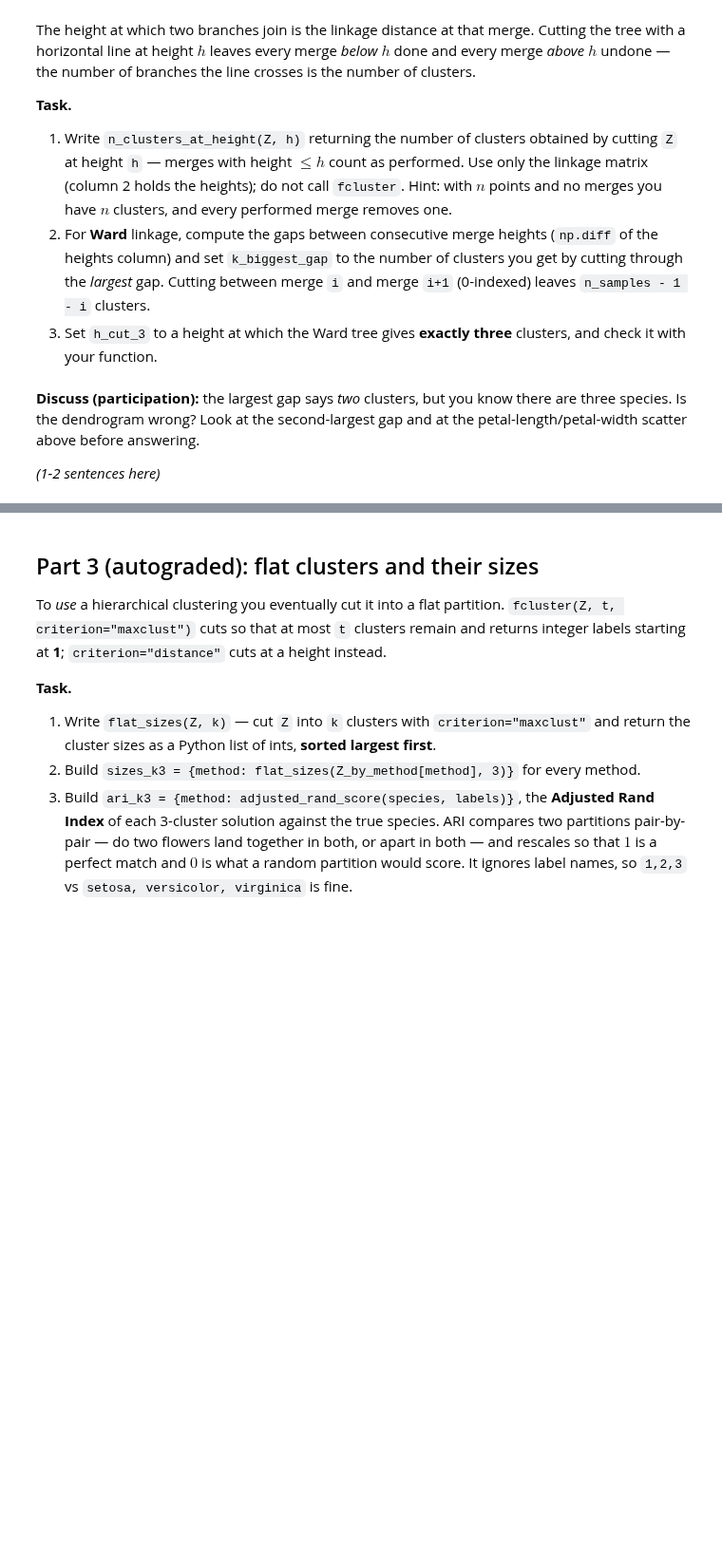
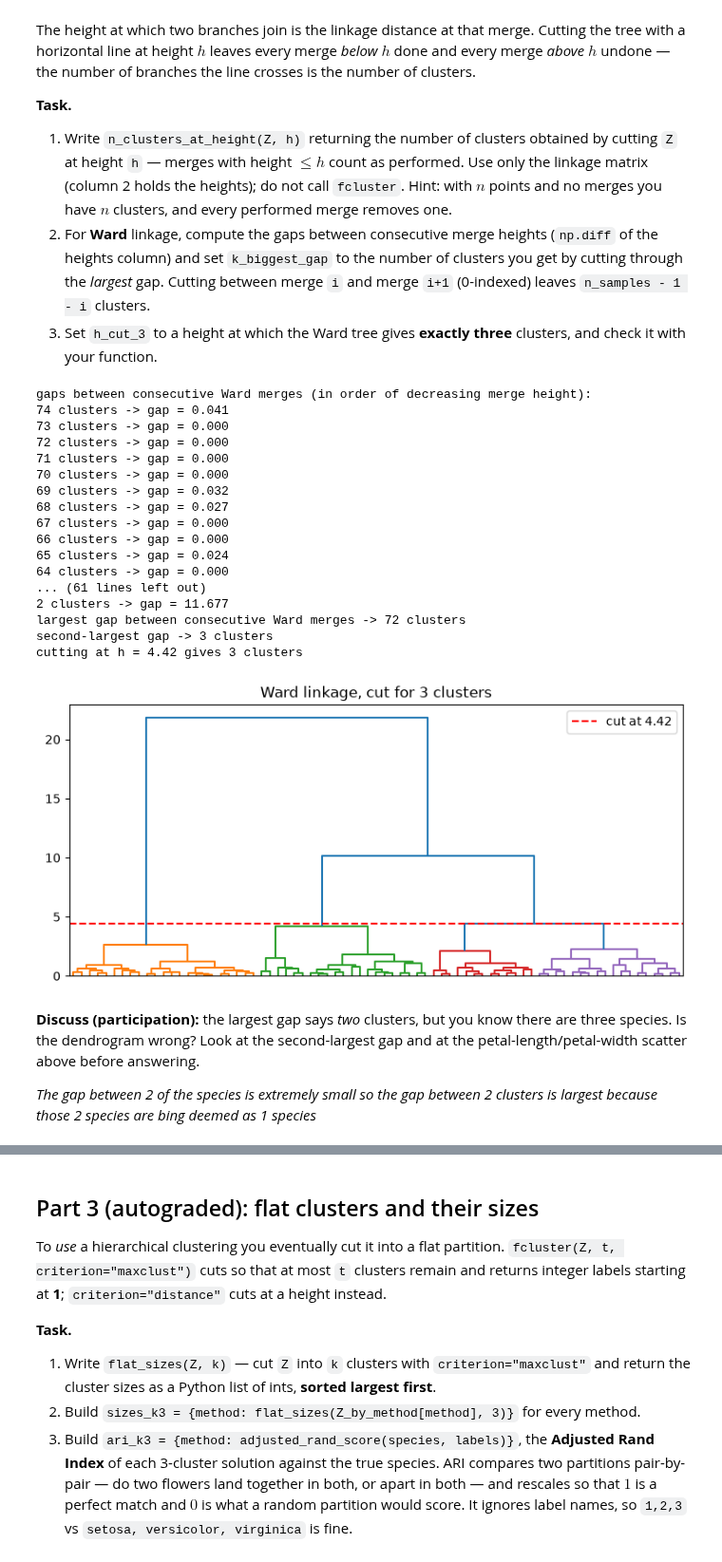
Before and after one commit to TrentRice/DS701-Materials-FA26, a Jupyter notebook: class_activity_notebooks/04-InClass-Exercise-Hierarchical-A1/04-InClass-Exercise-Hierarchical-A1.ipynb, the cells around one changed output, grey strips where cells are left out. Shown at 95% size. Drawn from its saved outputs; the diff is of its cells as text; code cells hidden in the pictures; blank space fills up the shorter version.

```diff
--- a/class_activity_notebooks/04-InClass-Exercise-Hierarchical-A1/04-InClass-Exercise-Hierarchical-A1.ipynb
+++ b/class_activity_notebooks/04-InClass-Exercise-Hierarchical-A1/04-InClass-Exercise-Hierarchical-A1.ipynb
@@ -122,8 +134,8 @@ earlier rows and `count` is the number of original points in the new cluster.
 
 Then run the plotting cell that follows and *look* at the four dendrograms before moving on.
 # %%
-Z_by_method = ...
-n_merges = ...
+Z_by_method = {method: linkage(X, method=method) for method in METHODS} # Compute linkage matrices for each method
+n_merges = {method: Z.shape[0] for method, Z in Z_by_method.items()} # Count merges for each method
 
 print("n_merges =", n_merges)
 print("last three merges (ward):")
@@ -165,29 +192,68 @@ merge *above* $h$ undone — the number of branches the line crosses is the numb
 # %%
 def n_clusters_at_height(Z, h):
     """Number of clusters when the dendrogram Z is cut at height h."""
-    ...
+    return np.sum(Z[:, 2] > h) + 1 # The number of clusters is the number of merges above height h, plus 1 for the last cluster
 
 
-heights_ward = Z_by_method["ward"][:, 2]
-gaps_ward = np.diff(heights_ward)
+heights_ward = Z_by_method["ward"][:, 2] # The heights of the merges in the Ward linkage dendrogram
+gaps_ward = np.diff(heights_ward) # The gaps between consecutive merges in the Ward linkage dendrogram
 
-...
+def find_largest_gap(gaps):
+    """Return the index of the largest gap in the array of gaps."""
+    return np.argsort(gaps)[-1] # Return the index of the largest gap
 
-print("largest gap between consecutive Ward merges ->", k_biggest_gap, "clusters")
-print("second-largest gap ->", n_samples - 1 - int(np.argsort(gaps_ward)[-2]), "clusters")
-print(f"cutting at h = {h_cut_3:.2f} gives {n_clusters_at_height(Z_by_method['ward'], h_cut_3)} clusters")
+def find_second_largest_gap(gaps):
+    """Return the index of the second-largest gap in the array of gaps."""
+    return np.argsort(gaps)[-2] # Return the index of the second-largest gap
+
+# Print the gaps between consecutive merges in the Ward linkage dendrogram in order of number of clusters with number next to it (decreasing merge height)
+print("gaps between consecutive Ward merges (in order of decreasing merge height):")
+for i, gap in enumerate(gaps_ward):
+    print(f"{n_samples - 1 - i} clusters -> gap = {gap:.3f}")
+k_biggest_gap = find_largest_gap(gaps_ward) # Return the index of the largest gap
+print("largest gap between consecutive Ward merges ->", k_biggest_gap, "clusters") # Print the number of clusters corresponding to the largest gap
+print("second-largest gap ->", n_samples - 1 - int(np.argsort(gaps_ward)[-2]), "clusters") # Print the number of clusters corresponding to the second-largest gap
+
+def find_cut_height_for_k_clusters(Z, k):
+    """Return the height at which to cut the dendrogram Z to get k clusters."""
+    n_merges = Z.shape[0] # Number of merges in the dendrogram
+    if k < 1 or k > n_merges + 1: # Check if k is valid
+        raise ValueError(f"k must be between 1 and {n_merges + 1}") # Raise an error if k is invalid
+    return Z[n_merges - k, 2] # Return the height at which to cut the dendrogram to get k clusters
+
+h_cut_3 = find_cut_height_for_k_clusters(Z_by_method["ward"], 3) # Find the height at which to cut the Ward linkage dendrogram to get 3 clusters
+print(f"cutting at h = {h_cut_3:.2f} gives {n_clusters_at_height(Z_by_method['ward'], h_cut_3)} clusters") # Print height to cut the dendrogram for 3 clusters and # of clusters
 
 plt.figure(figsize=(9, 4))
 dendrogram(Z_by_method["ward"], no_labels=True, color_threshold=h_cut_3)
 plt.axhline(h_cut_3, color="red", linestyle="--", label=f"cut at {h_cut_3:.2f}")
 plt.legend()
 plt.title("Ward linkage, cut for 3 clusters")
 plt.show()
+# %% [output]
+gaps between consecutive Ward merges (in order of decreasing merge height):
+74 clusters -> gap = 0.041
+73 clusters -> gap = 0.000
+72 clusters -> gap = 0.000
+71 clusters -> gap = 0.000
+70 clusters -> gap = 0.000
+69 clusters -> gap = 0.032
+68 clusters -> gap = 0.027
+67 clusters -> gap = 0.000
+66 clusters -> gap = 0.000
+65 clusters -> gap = 0.024
+64 clusters -> gap = 0.000
+... (61 lines left out)
+2 clusters -> gap = 11.677
+largest gap between consecutive Ward merges -> 72 clusters
+second-largest gap -> 3 clusters
+cutting at h = 4.42 gives 3 clusters
+[figure, added]
 # %% [markdown]
 **Discuss (participation):** the largest gap says *two* clusters, but you know there are
 three species. Is the dendrogram wrong? Look at the second-largest gap and at the
 petal-length/petal-width scatter above before answering.
 
-*(1-2 sentences here)*
+*The gap between 2 of the species is extremely small so the gap between 2 clusters is largest because those 2 species are bing deemed as 1 species*
 # %%
 grader.check("q2")
```
Also changed, not shown: parts of 10 cells of this notebook, 1 other file.
